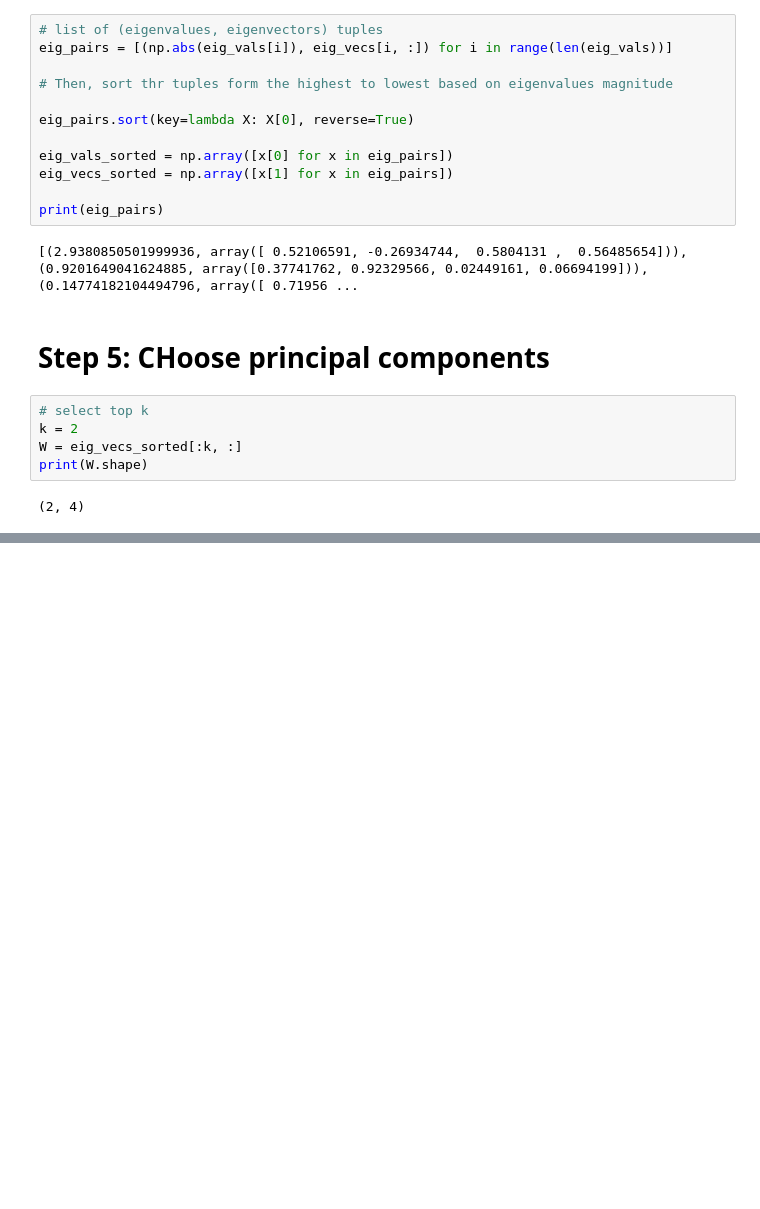
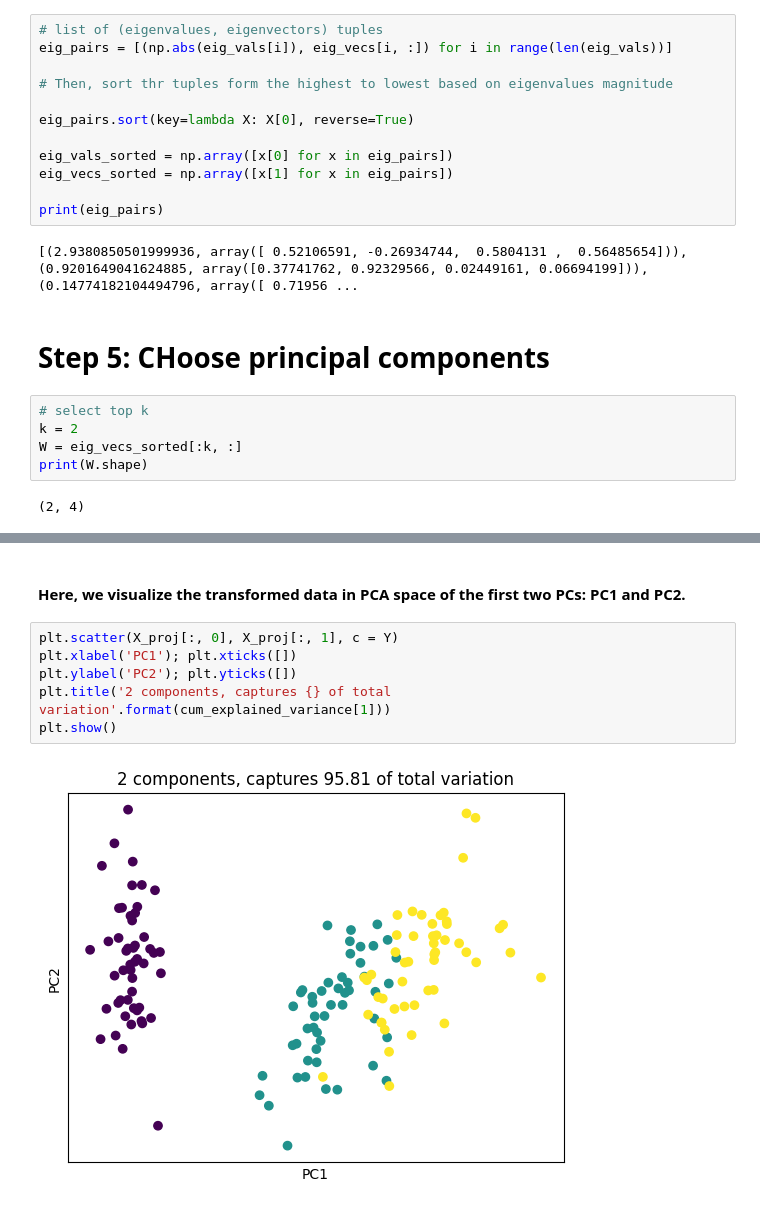
Before and after one commit to hanzalaareeb/Principal-Component-Analysis, a Jupyter notebook: Notebook/PCA_Implement.ipynb, the cells around one changed output, grey strips where cells are left out. Drawn from its saved outputs; the diff is of its cells as text; blank space fills up the shorter version.

```diff
--- a/Notebook/PCA_Implement.ipynb
+++ b/Notebook/PCA_Implement.ipynb
@@ -120,0 +145,10 @@ print(W.shape)
+# %% [markdown]
+#### Here, we visualize the transformed data in PCA space of the first two PCs: PC1 and PC2.
+# %%
+plt.scatter(X_proj[:, 0], X_proj[:, 1], c = Y)
+plt.xlabel('PC1'); plt.xticks([])
+plt.ylabel('PC2'); plt.yticks([])
+plt.title('2 components, captures {} of total variation'.format(cum_explained_variance[1]))
+plt.show()
+# %% [output]
+[figure, added]
```
Also changed, not shown: parts of 4 cells of this notebook.
